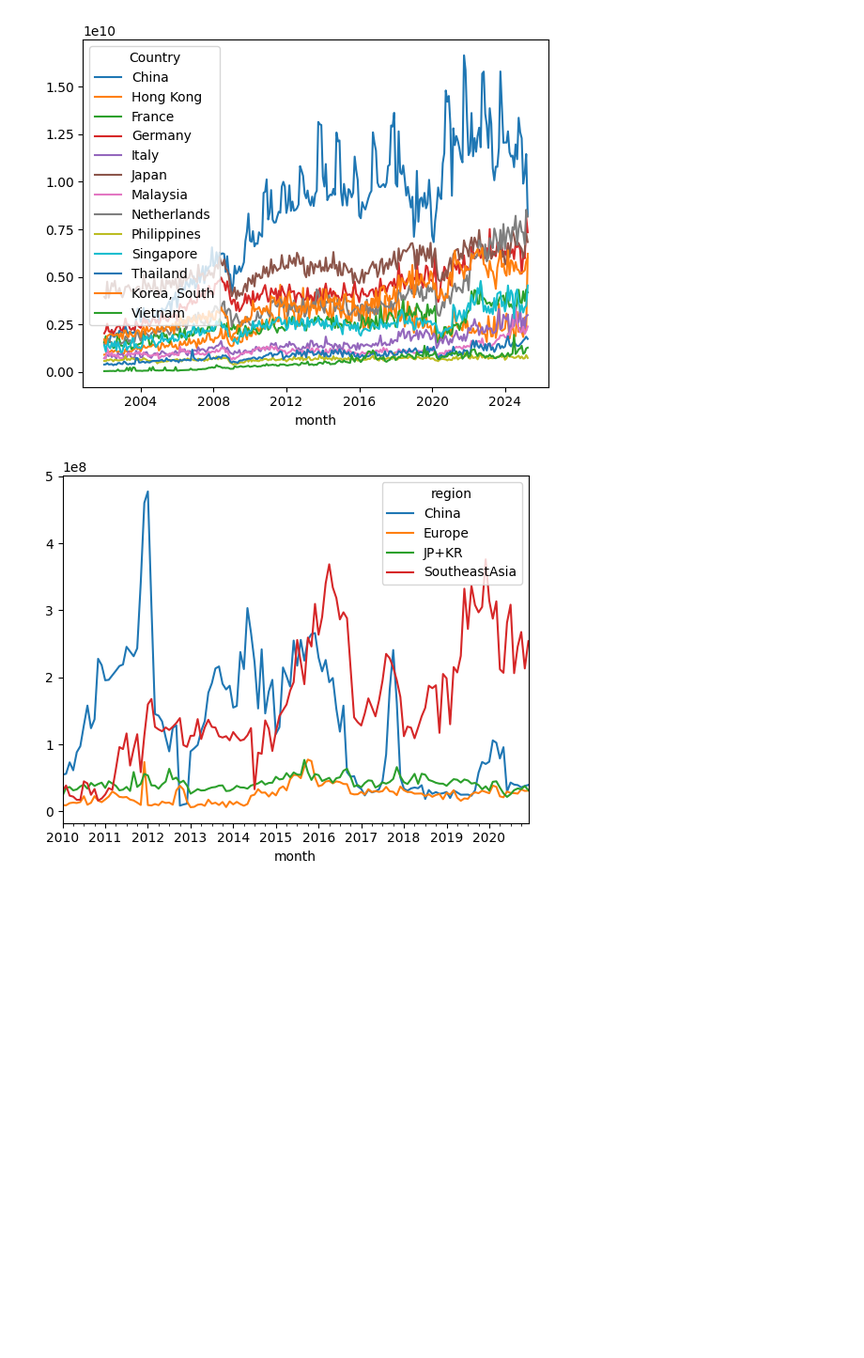
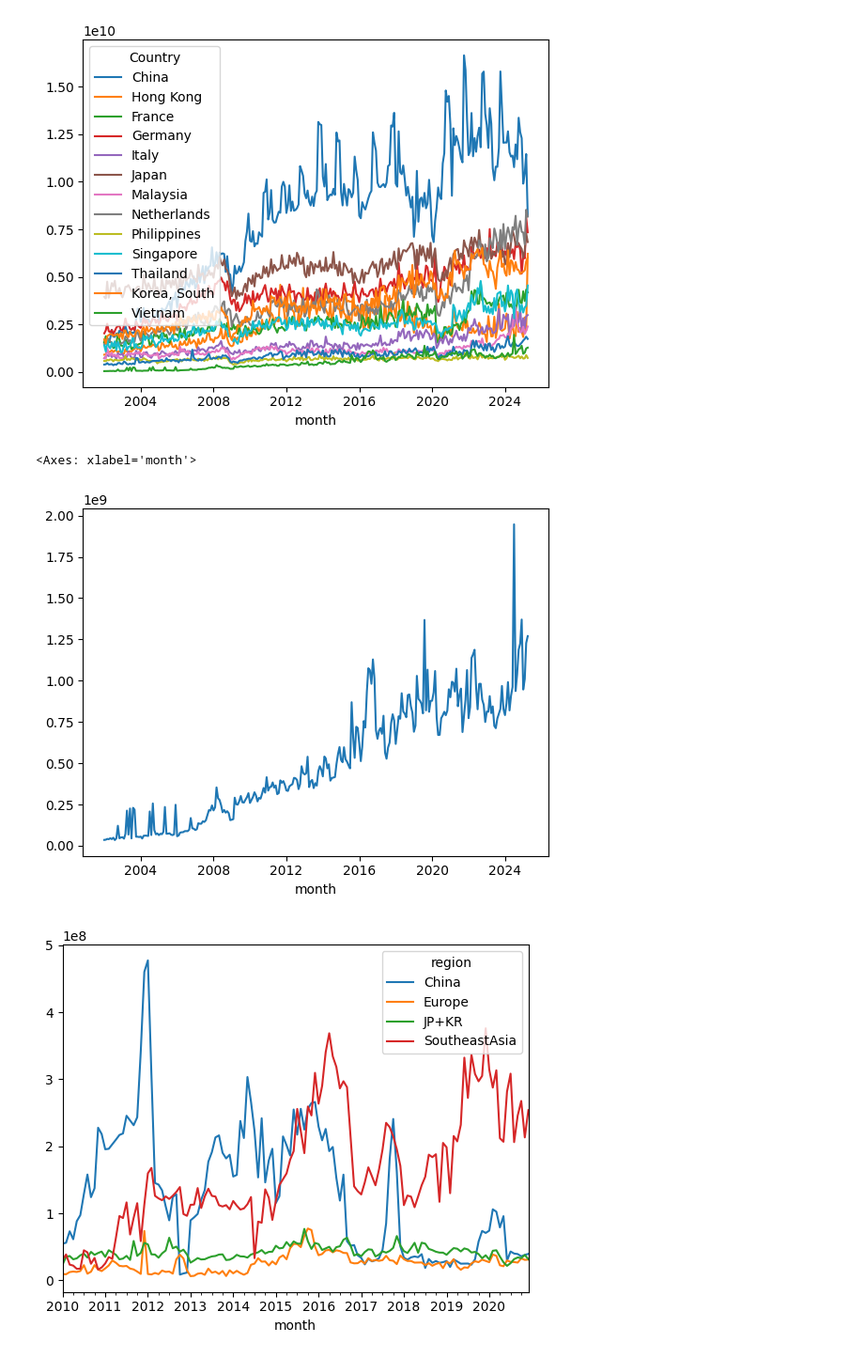
Before and after one commit to LeonardoPolverari/simulation_project, a Jupyter notebook: notebooks/prove_leo_scipy_mse.ipynb, the cells around one changed output. Shown at 94% size. Cells and saved outputs as stored; diff of their text form; code cells hidden in the pictures; blank space fills up the shorter version.

```diff
--- a/notebooks/prove_leo_scipy_mse.ipynb
+++ b/notebooks/prove_leo_scipy_mse.ipynb
@@ -52,6 +52,11 @@ df2[['China', 'Hong Kong', 'France', 'Germany', 'Italy', 'Japan', 'Malaysia', 'N
 # %% [output]
 <Axes: xlabel='month'>
 [figure]
+# %%
+df2['Vietnam'].plot()
+# %% [output]
+<Axes: xlabel='month'>
+[figure, added]
 # %%
 df['month'] = pd.to_datetime(df['month'])
 # %%
```
